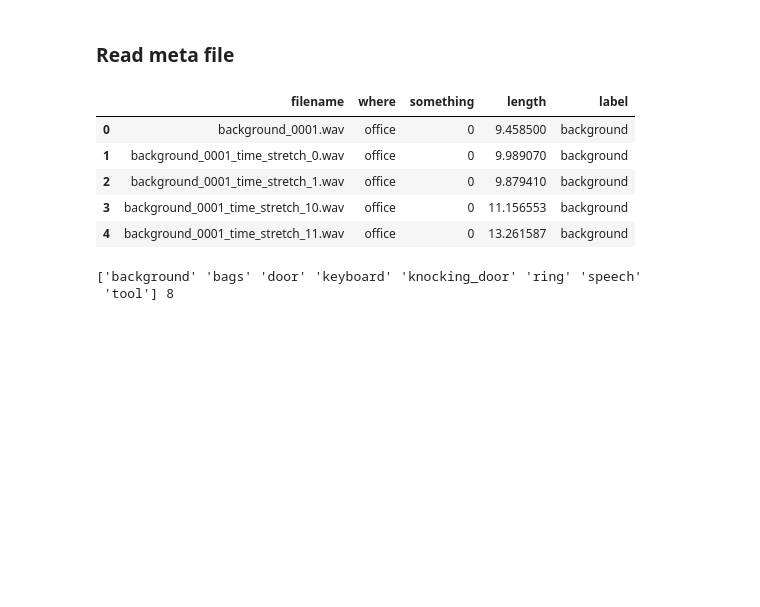
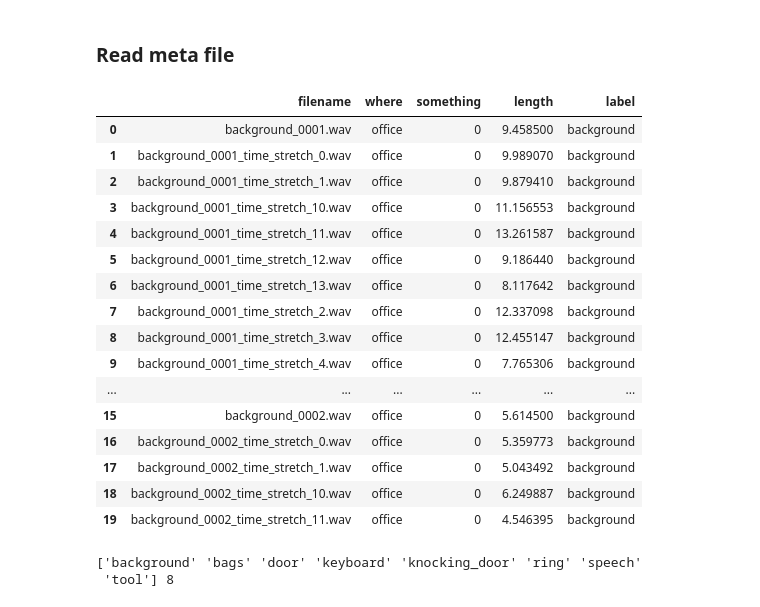
Before and after one commit to AntonOkhotnikov/STC-task, a Jupyter notebook: code/read_meta.ipynb, the cells around one changed output. Saved outputs shown, nothing was run; the diff lists cells and outputs as text; code cells hidden in the pictures; blank space fills up the shorter version.

```diff
--- a/code/read_meta.ipynb
+++ b/code/read_meta.ipynb
@@ -7,7 +12,8 @@ import matplotlib.pyplot as plt
 path = os.getcwd()
 temp = path.split('/')
 temp.pop(-1)
-temp.pop(-1)  # remove it before submission
+temp.pop(-1)  # remove it before the submission
+temp.pop(-1)  # remove it before the submission
 path = '/'.join(temp)
 filename = '/data_v_7_stc/meta/meta.txt'
 # %% [markdown]
@@ -15,14 +21,25 @@ filename = '/data_v_7_stc/meta/meta.txt'
 # %%
 meta = pd.read_csv(path + filename, sep="\t", header=None)
 meta.columns = ["filename", "where", "something", "length", "label"]
-meta.head()
+meta.head(20)
 # %% [output]
 |  | filename | where | something | length | label |
 | 0 | background_0001.wav | office | 0 | 9.458500 | background |
 | 1 | background_0001_time_stretch_0.wav | office | 0 | 9.989070 | background |
 | 2 | background_0001_time_stretch_1.wav | office | 0 | 9.879410 | background |
 | 3 | background_0001_time_stretch_10.wav | office | 0 | 11.156553 | background |
 | 4 | background_0001_time_stretch_11.wav | office | 0 | 13.261587 | background |
+| 5 | background_0001_time_stretch_12.wav | office | 0 | 9.186440 | background |
+| 6 | background_0001_time_stretch_13.wav | office | 0 | 8.117642 | background |
+| 7 | background_0001_time_stretch_2.wav | office | 0 | 12.337098 | background |
+| 8 | background_0001_time_stretch_3.wav | office | 0 | 12.455147 | background |
+| 9 | background_0001_time_stretch_4.wav | office | 0 | 7.765306 | background |
+| ... | ... | ... | ... | ... | ... |
+| 15 | background_0002.wav | office | 0 | 5.614500 | background |
+| 16 | background_0002_time_stretch_0.wav | office | 0 | 5.359773 | background |
+| 17 | background_0002_time_stretch_1.wav | office | 0 | 5.043492 | background |
+| 18 | background_0002_time_stretch_10.wav | office | 0 | 6.249887 | background |
+| 19 | background_0002_time_stretch_11.wav | office | 0 | 4.546395 | background |
 # %%
 print(meta["label"].unique(), meta["label"].nunique())
 # meta["label"].isnull().sum()
```
Also changed, not shown: parts of 22 cells of this notebook, 1 other file.
